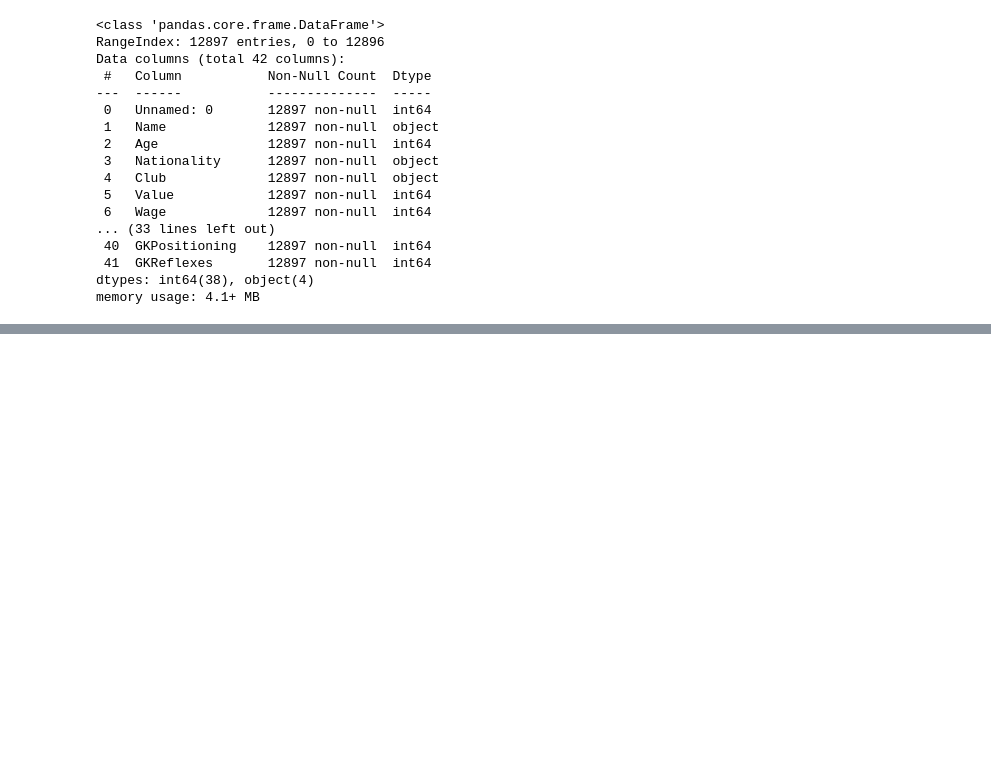
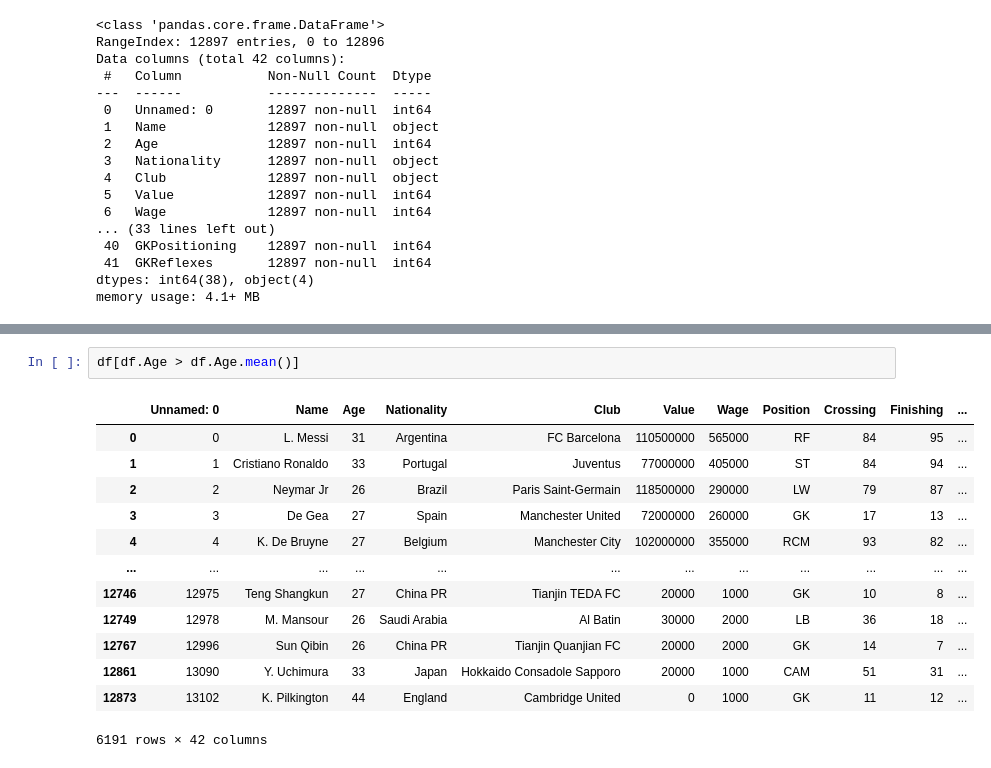
Before and after one commit to L1chik/SkillFactory, a Jupyter notebook: module_1/Python_05.ipynb, the cells around one changed output, grey strips where cells are left out. Cells and saved outputs as stored; diff of their text form; blank space fills up the shorter version.

```diff
--- a/module_1/Python_05.ipynb
+++ b/module_1/Python_05.ipynb
@@ -65,0 +107,16 @@ memory usage: 4.1+ MB
+# %%
+df[df.Age > df.Age.mean()]
+# %% [output]
+|  | Unnamed: 0 | Name | Age | Nationality | Club | Value | Wage | Position | Crossing | Finishing | ... |
+| 0 | 0 | L. Messi | 31 | Argentina | FC Barcelona | 110500000 | 565000 | RF | 84 | 95 | ... |
+| 1 | 1 | Cristiano Ronaldo | 33 | Portugal | Juventus | 77000000 | 405000 | ST | 84 | 94 | ... |
+| 2 | 2 | Neymar Jr | 26 | Brazil | Paris Saint-Germain | 118500000 | 290000 | LW | 79 | 87 | ... |
+| 3 | 3 | De Gea | 27 | Spain | Manchester United | 72000000 | 260000 | GK | 17 | 13 | ... |
+| 4 | 4 | K. De Bruyne | 27 | Belgium | Manchester City | 102000000 | 355000 | RCM | 93 | 82 | ... |
+| ... | ... | ... | ... | ... | ... | ... | ... | ... | ... | ... | ... |
+| 12746 | 12975 | Teng Shangkun | 27 | China PR | Tianjin TEDA FC | 20000 | 1000 | GK | 10 | 8 | ... |
+| 12749 | 12978 | M. Mansour | 26 | Saudi Arabia | Al Batin | 30000 | 2000 | LB | 36 | 18 | ... |
+| 12767 | 12996 | Sun Qibin | 26 | China PR | Tianjin Quanjian FC | 20000 | 2000 | GK | 14 | 7 | ... |
+| 12861 | 13090 | Y. Uchimura | 33 | Japan | Hokkaido Consadole Sapporo | 20000 | 1000 | CAM | 51 | 31 | ... |
+| 12873 | 13102 | K. Pilkington | 44 | England | Cambridge United | 0 | 1000 | GK | 11 | 12 | ... |
+6191 rows × 42 columns
```
Also changed, not shown: parts of 16 cells of this notebook, 1 other file.
